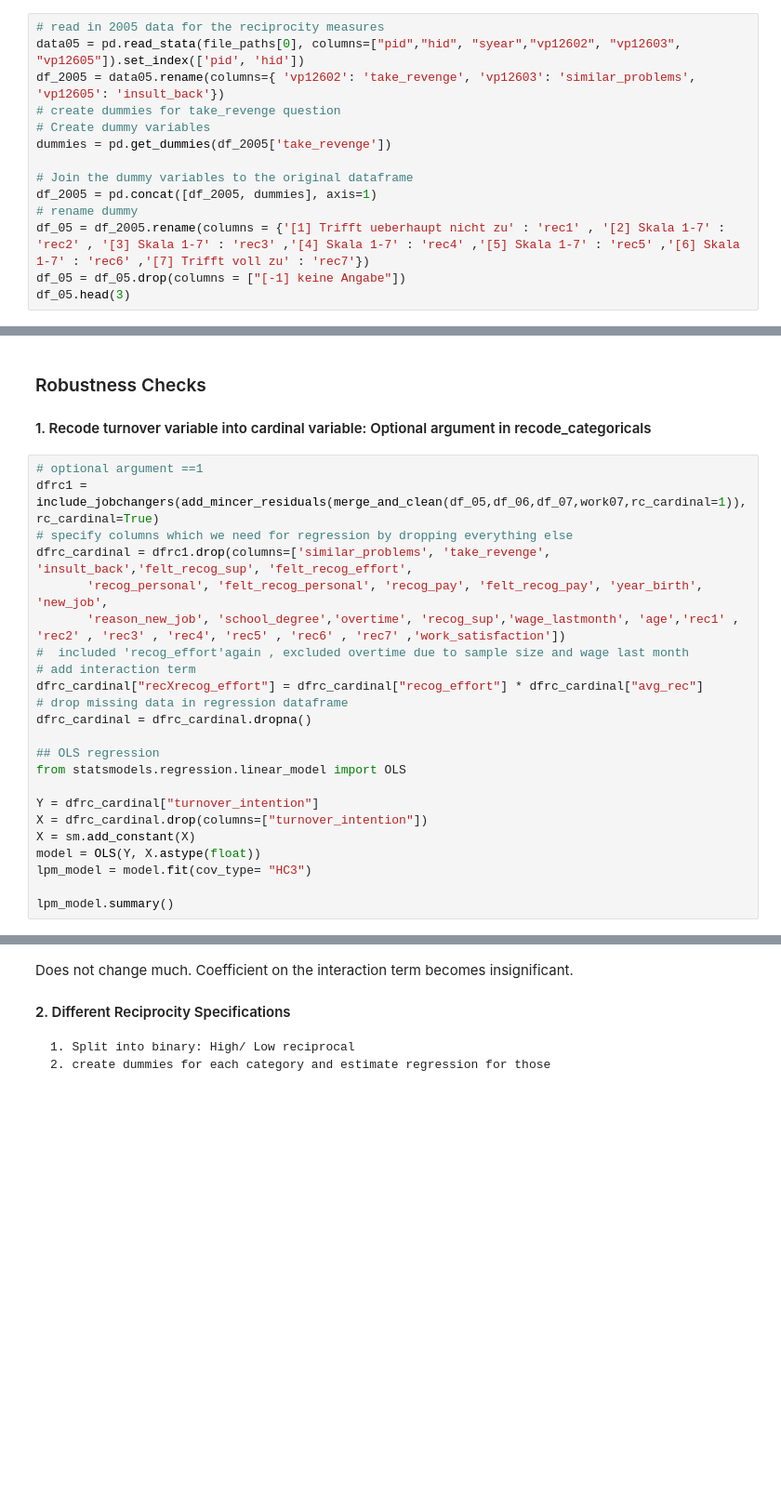
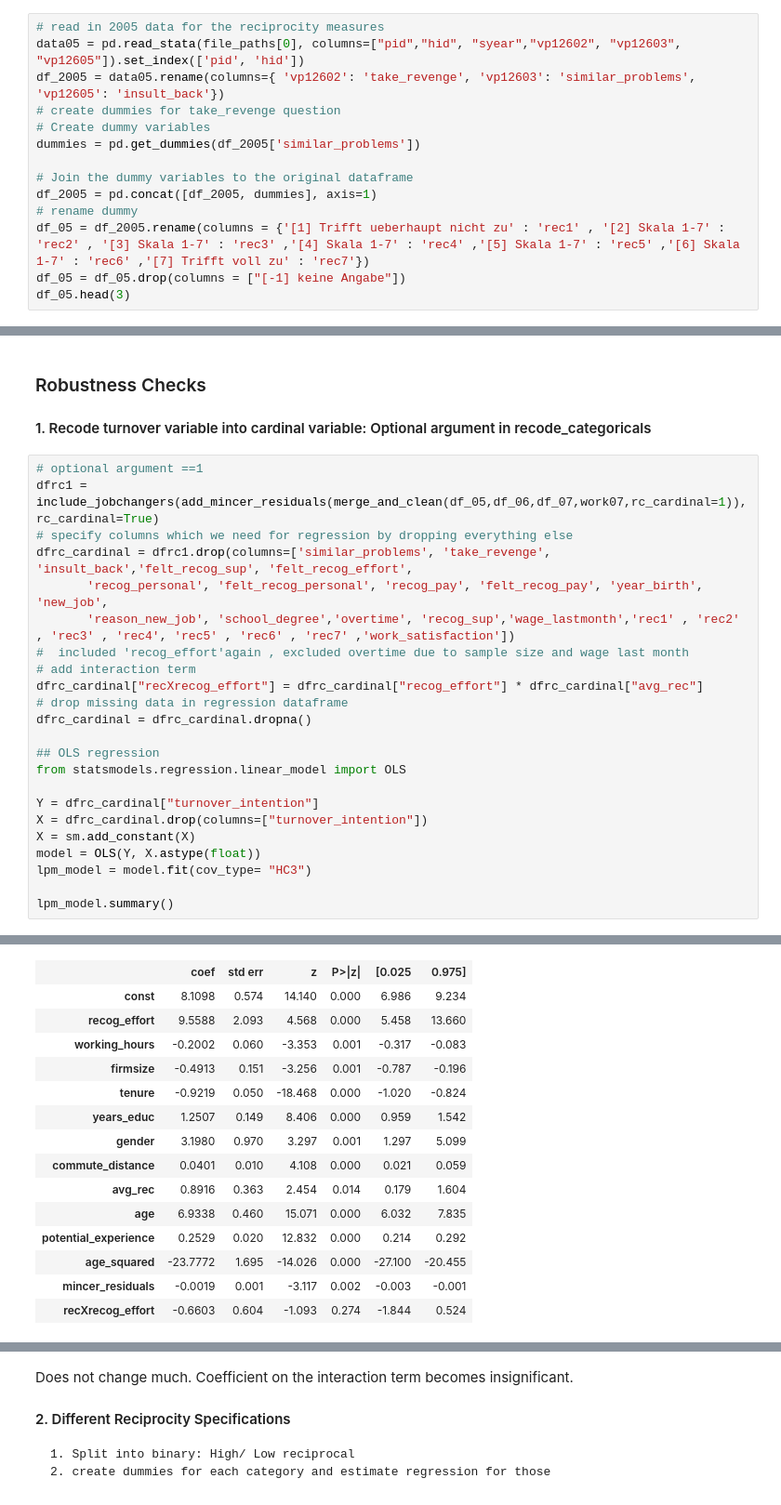
Before and after one commit to maxxxbb/ResearchModule, a Jupyter notebook: src/data_management/FirstRegression.ipynb, the cells around one changed output, grey strips where cells are left out. Shown at 93% size. Cells and saved outputs as stored; diff of their text form; blank space fills up the shorter version.

```diff
--- a/src/data_management/FirstRegression.ipynb
+++ b/src/data_management/FirstRegression.ipynb
@@ -34,7 +34,7 @@ data05 = pd.read_stata(file_paths[0], columns=["pid","hid", "syear","vp12602", "
 df_2005 = data05.rename(columns={ 'vp12602': 'take_revenge', 'vp12603': 'similar_problems', 'vp12605': 'insult_back'})
 # create dummies for take_revenge question
 # Create dummy variables
-dummies = pd.get_dummies(df_2005['take_revenge'])
+dummies = pd.get_dummies(df_2005['similar_problems'])
 
 # Join the dummy variables to the original dataframe
 df_2005 = pd.concat([df_2005, dummies], axis=1)
@@ -415,7 +421,7 @@ dfrc1 = include_jobchangers(add_mincer_residuals(merge_and_clean(df_05,df_06,df_
 # specify columns which we need for regression by dropping everything else
 dfrc_cardinal = dfrc1.drop(columns=['similar_problems', 'take_revenge', 'insult_back','felt_recog_sup', 'felt_recog_effort',
        'recog_personal', 'felt_recog_personal', 'recog_pay', 'felt_recog_pay', 'year_birth', 'new_job',
-       'reason_new_job', 'school_degree','overtime', 'recog_sup','wage_lastmonth', 'age','rec1' , 'rec2' , 'rec3' , 'rec4', 'rec5' , 'rec6' , 'rec7' ,'work_satisfaction'])
+       'reason_new_job', 'school_degree','overtime', 'recog_sup','wage_lastmonth','rec1' , 'rec2' , 'rec3' , 'rec4', 'rec5' , 'rec6' , 'rec7' ,'work_satisfaction'])
 #  included 'recog_effort'again , excluded overtime due to sample size and wage last month
 # add interaction term
 dfrc_cardinal["recXrecog_effort"] = dfrc_cardinal["recog_effort"] * dfrc_cardinal["avg_rec"]
@@ -432,3 +438,4 @@ model = OLS(Y, X.astype(float))
 lpm_model = model.fit(cov_type= "HC3")
 
 lpm_model.summary()
+# %% [output]
@@ -434,0 +461,15 @@ lpm_model.summary()
+|  | coef | std err | z | P>|z| | [0.025 | 0.975] |
+| const | 8.1098 | 0.574 | 14.140 | 0.000 | 6.986 | 9.234 |
+| recog_effort | 9.5588 | 2.093 | 4.568 | 0.000 | 5.458 | 13.660 |
+| working_hours | -0.2002 | 0.060 | -3.353 | 0.001 | -0.317 | -0.083 |
+| firmsize | -0.4913 | 0.151 | -3.256 | 0.001 | -0.787 | -0.196 |
+| tenure | -0.9219 | 0.050 | -18.468 | 0.000 | -1.020 | -0.824 |
+| years_educ | 1.2507 | 0.149 | 8.406 | 0.000 | 0.959 | 1.542 |
+| gender | 3.1980 | 0.970 | 3.297 | 0.001 | 1.297 | 5.099 |
+| commute_distance | 0.0401 | 0.010 | 4.108 | 0.000 | 0.021 | 0.059 |
+| avg_rec | 0.8916 | 0.363 | 2.454 | 0.014 | 0.179 | 1.604 |
+| age | 6.9338 | 0.460 | 15.071 | 0.000 | 6.032 | 7.835 |
+| potential_experience | 0.2529 | 0.020 | 12.832 | 0.000 | 0.214 | 0.292 |
+| age_squared | -23.7772 | 1.695 | -14.026 | 0.000 | -27.100 | -20.455 |
+| mincer_residuals | -0.0019 | 0.001 | -3.117 | 0.002 | -0.003 | -0.001 |
+| recXrecog_effort | -0.6603 | 0.604 | -1.093 | 0.274 | -1.844 | 0.524 |
```
Also changed, not shown: parts of 8 cells of this notebook.
